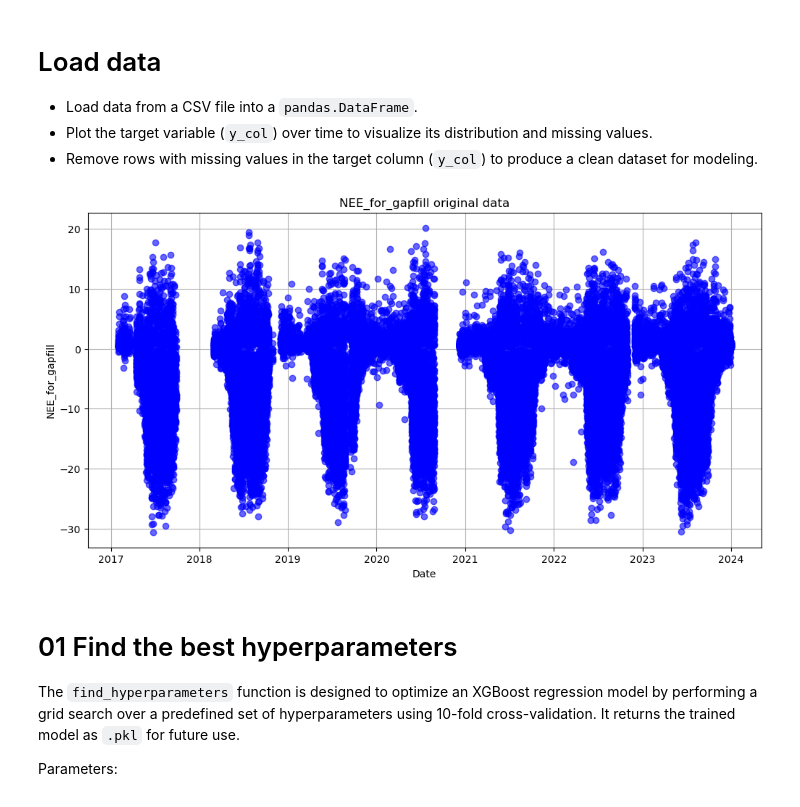
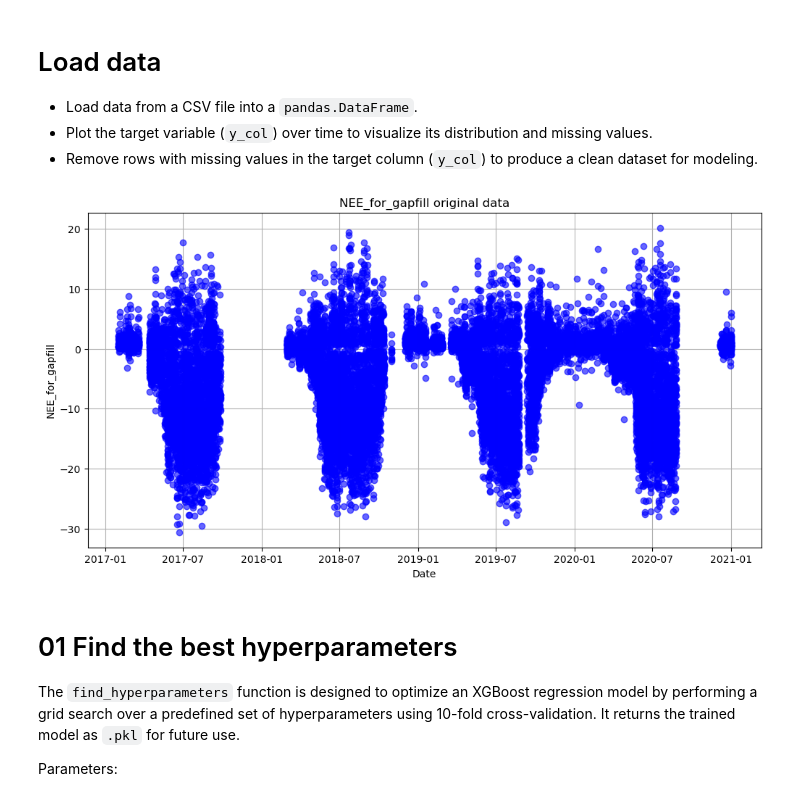
Before and after one commit to YujieLiu666/NEON_gapfill_test, a Jupyter notebook: workflow_XGB.ipynb, the cells around one changed output. Cells and saved outputs as stored; diff of their text form; code cells hidden in the pictures.

```diff
--- a/workflow_XGB.ipynb
+++ b/workflow_XGB.ipynb
@@ -62,10 +56,10 @@ y_col = "NEE_for_gapfill"
 - Plot the target variable (`y_col`) over time to visualize its distribution and missing values.
 - Remove rows with missing values in the target column (`y_col`) to produce a clean dataset for modeling.
 # %%
-file_name = f"data_for_XGB_{sitename}.csv"
+file_name = f"data_for_XGB_{sitename}_subset.csv"
 site_data, site_data_no_na = load_data(site_data_dir, file_name, y_col, plot=True)
 # %% [output]
-[figure, old version]
+[figure, new version]
 # %% [markdown]
 # 01 Find the best hyperparameters
 
```
Also changed, not shown: parts of 3 cells of this notebook, 2 other files.
